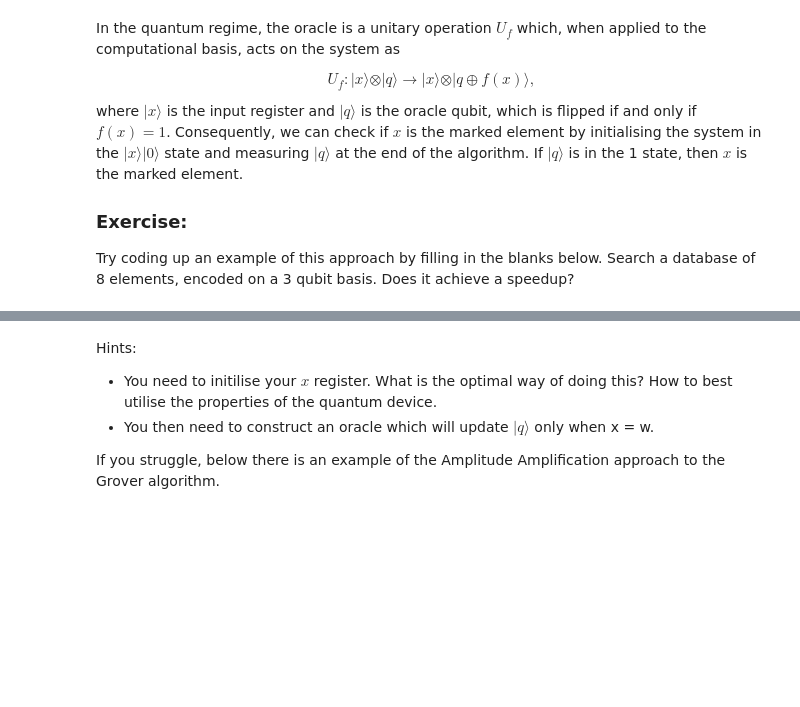
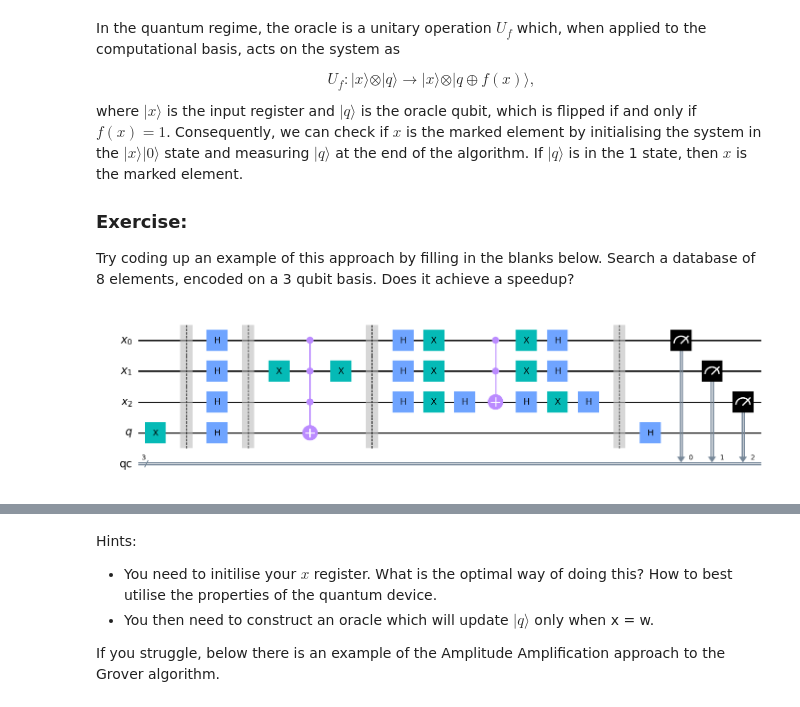
Before and after one commit to Axect/MITP2023, a Jupyter notebook: Quantum/03_Grover_and_AmplitudeAmplification.ipynb, the cells around one changed output, grey strips where cells are left out. Drawn from its saved outputs; the diff is of its cells as text; code cells hidden in the pictures; blank space fills up the shorter version.

Commit message:
Quantum Algorithm

```diff
--- a/Quantum/03_Grover_and_AmplitudeAmplification.ipynb
+++ b/Quantum/03_Grover_and_AmplitudeAmplification.ipynb
@@ -31,20 +31,57 @@ where $\vert x \rangle$ is the input register and $\vert q \rangle$ is the oracl
 ### Exercise:
 
 Try coding up an example of this approach by filling in the blanks below. Search a database of 8 elements, encoded on a 3 qubit basis. Does it achieve a speedup?
+# %%
+def oracle(true_state, circ, x, q):
+    for i in range(len(true_state)):
+        if true_state[i] == 0:
+            circ.x(x[i])
+    circ.mct(x, q)
+    for i in range(len(true_state)):
+        if true_state[i] == 0:
+            circ.x(x[i])
 # %%
-x    = QuantumRegister(...)
-q    = QuantumRegister(...)
-qc   = ClassicalRegister(...)
-circ = QuantumCircuit(...)
+x    = QuantumRegister(3, 'x')
+q    = QuantumRegister(1, 'q')
+qc   = ClassicalRegister(3, 'qc')
+circ = QuantumCircuit(x, q, qc)
 
 #
 #
 # Your circuit here
 #
 #
+true_state = [1,0,1]
 
-circ.measure(...)
-circ.draw('mpl')
+circ.x(q)
+circ.barrier()
+
+circ.h(x)
+circ.h(q)
+circ.barrier()
+
+# Oracle
+oracle(true_state, circ, x, q)
+circ.barrier()
+
+# Diffusion
+circ.h(x)
+circ.x(x)
+# Multi-controlled Z
+circ.h(x[-1])
+circ.mct(x[:-1], x[-1])
+circ.h(x[-1])
+circ.x(x)
+circ.h(x)
+circ.barrier()
+
+# Recover
+circ.h(q)
+
+circ.measure(x, qc)
+circ.draw(output='mpl')
+# %% [output]
+[figure, added]
 # %%
 job = execute(circ, sim, shots=1000)
 job_monitor(job)
```
Also changed, not shown: parts of 3 cells of this notebook, 1 other file.
